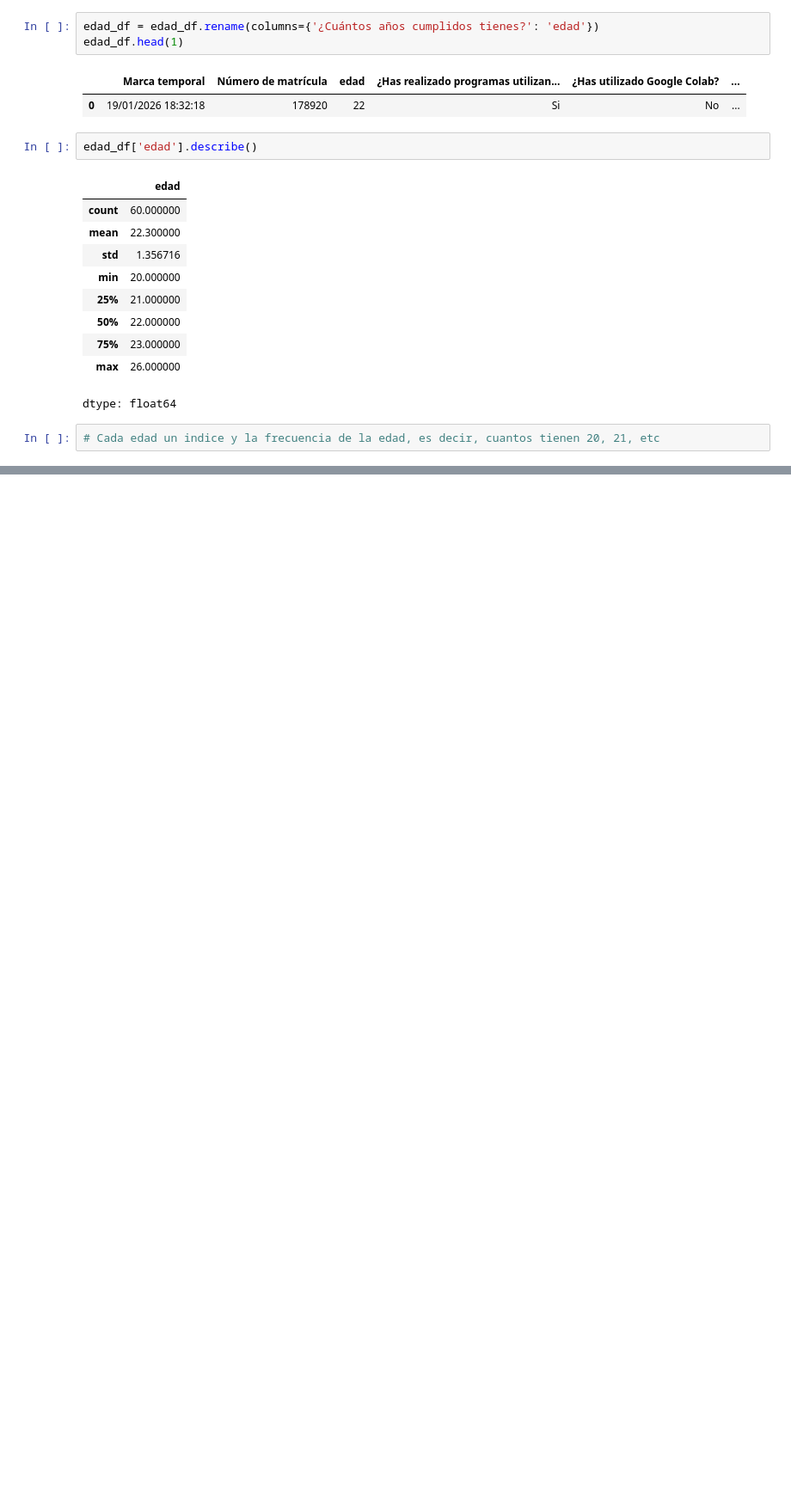
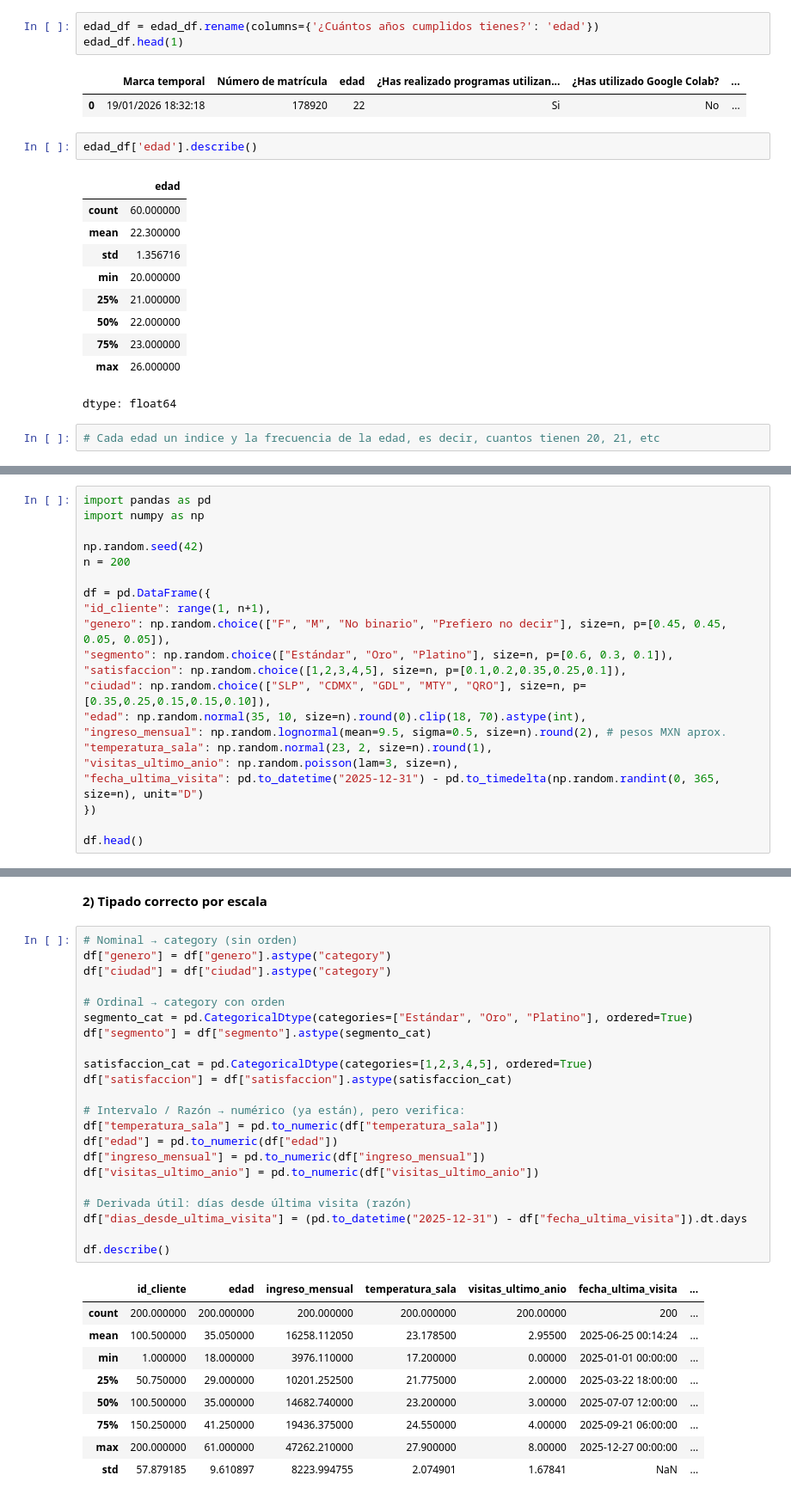
Before and after one commit to JordanMedinaOrtiz/mineria-datos, a Jupyter notebook: Mineria_datos.ipynb, the cells around one changed output, grey strips where cells are left out. Shown at 86% size. Saved outputs shown, nothing was run; the diff lists cells and outputs as text; blank space fills up the shorter version.

```diff
--- a/Mineria_datos.ipynb
+++ b/Mineria_datos.ipynb
@@ -981,0 +984,21 @@ dtype: float64
+# %%
+import pandas as pd
+import numpy as np
+
+np.random.seed(42)
+n = 200
+
+df = pd.DataFrame({
+"id_cliente": range(1, n+1),
+"genero": np.random.choice(["F", "M", "No binario", "Prefiero no decir"], size=n, p=[0.45, 0.45, 0.05, 0.05]),
+"segmento": np.random.choice(["Estándar", "Oro", "Platino"], size=n, p=[0.6, 0.3, 0.1]),
+"satisfaccion": np.random.choice([1,2,3,4,5], size=n, p=[0.1,0.2,0.35,0.25,0.1]),
+"ciudad": np.random.choice(["SLP", "CDMX", "GDL", "MTY", "QRO"], size=n, p=[0.35,0.25,0.15,0.15,0.10]),
+"edad": np.random.normal(35, 10, size=n).round(0).clip(18, 70).astype(int),
+"ingreso_mensual": np.random.lognormal(mean=9.5, sigma=0.5, size=n).round(2), # pesos MXN aprox.
+"temperatura_sala": np.random.normal(23, 2, size=n).round(1),
+"visitas_ultimo_anio": np.random.poisson(lam=3, size=n),
+"fecha_ultima_visita": pd.to_datetime("2025-12-31") - pd.to_timedelta(np.random.randint(0, 365, size=n), unit="D")
+})
+
+df.head()
@@ -981,0 +1012,34 @@ dtype: float64
+# %% [markdown]
+**2) Tipado correcto por escala**
+# %%
+# Nominal → category (sin orden)
+df["genero"] = df["genero"].astype("category")
+df["ciudad"] = df["ciudad"].astype("category")
+
+# Ordinal → category con orden
+segmento_cat = pd.CategoricalDtype(categories=["Estándar", "Oro", "Platino"], ordered=True)
+df["segmento"] = df["segmento"].astype(segmento_cat)
+
+satisfaccion_cat = pd.CategoricalDtype(categories=[1,2,3,4,5], ordered=True)
+df["satisfaccion"] = df["satisfaccion"].astype(satisfaccion_cat)
+
+# Intervalo / Razón → numérico (ya están), pero verifica:
+df["temperatura_sala"] = pd.to_numeric(df["temperatura_sala"])
+df["edad"] = pd.to_numeric(df["edad"])
+df["ingreso_mensual"] = pd.to_numeric(df["ingreso_mensual"])
+df["visitas_ultimo_anio"] = pd.to_numeric(df["visitas_ultimo_anio"])
+
+# Derivada útil: días desde última visita (razón)
+df["dias_desde_ultima_visita"] = (pd.to_datetime("2025-12-31") - df["fecha_ultima_visita"]).dt.days
+
+df.describe()
+# %% [output]
+|  | id_cliente | edad | ingreso_mensual | temperatura_sala | visitas_ultimo_anio | fecha_ultima_visita | ... |
+| count | 200.000000 | 200.000000 | 200.000000 | 200.000000 | 200.00000 | 200 | ... |
+| mean | 100.500000 | 35.050000 | 16258.112050 | 23.178500 | 2.95500 | 2025-06-25 00:14:24 | ... |
+| min | 1.000000 | 18.000000 | 3976.110000 | 17.200000 | 0.00000 | 2025-01-01 00:00:00 | ... |
+| 25% | 50.750000 | 29.000000 | 10201.252500 | 21.775000 | 2.00000 | 2025-03-22 18:00:00 | ... |
+| 50% | 100.500000 | 35.000000 | 14682.740000 | 23.200000 | 3.00000 | 2025-07-07 12:00:00 | ... |
+| 75% | 150.250000 | 41.250000 | 19436.375000 | 24.550000 | 4.00000 | 2025-09-21 06:00:00 | ... |
+| max | 200.000000 | 61.000000 | 47262.210000 | 27.900000 | 8.00000 | 2025-12-27 00:00:00 | ... |
+| std | 57.879185 | 9.610897 | 8223.994755 | 2.074901 | 1.67841 | NaN | ... |
```
Also changed, not shown: parts of 13 cells of this notebook.
